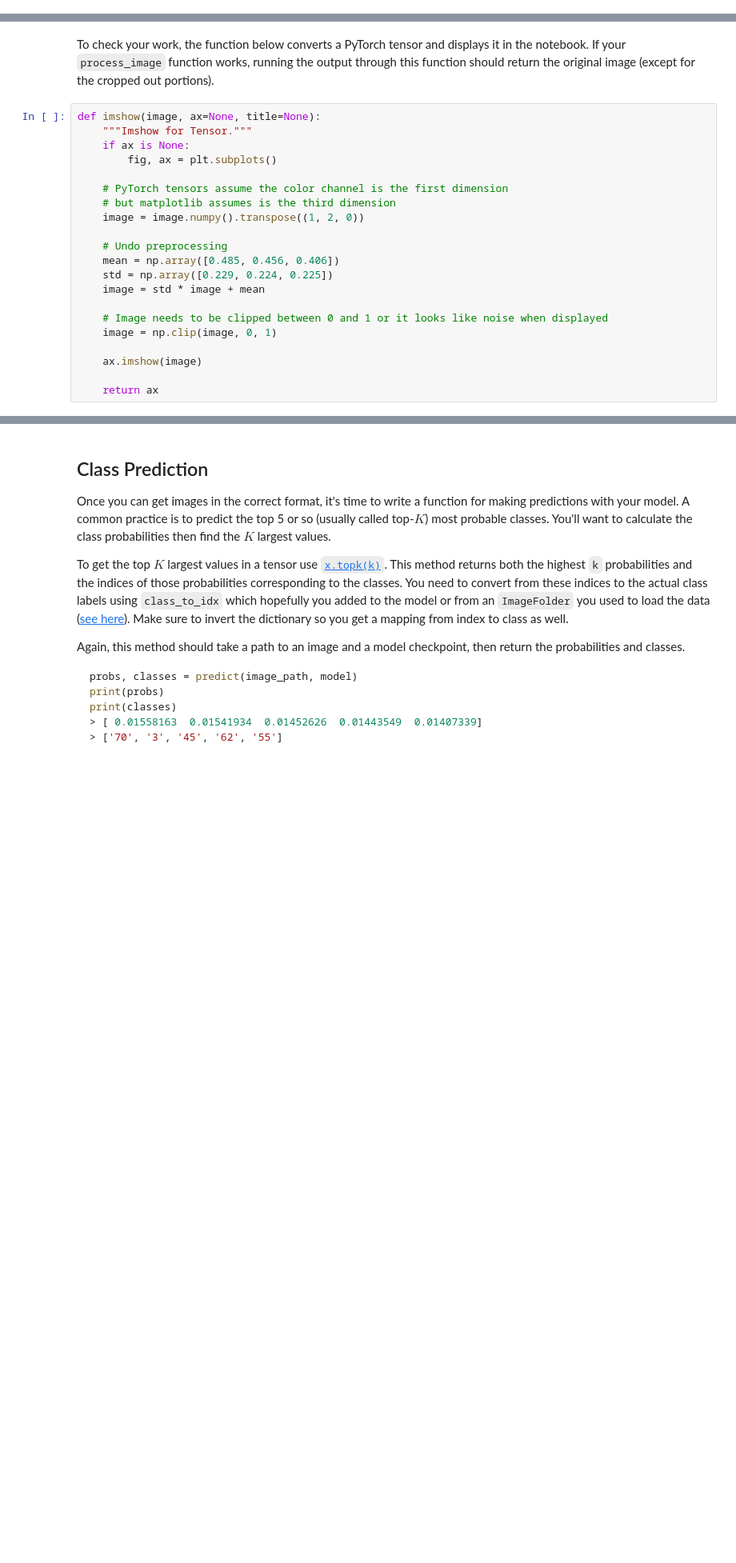
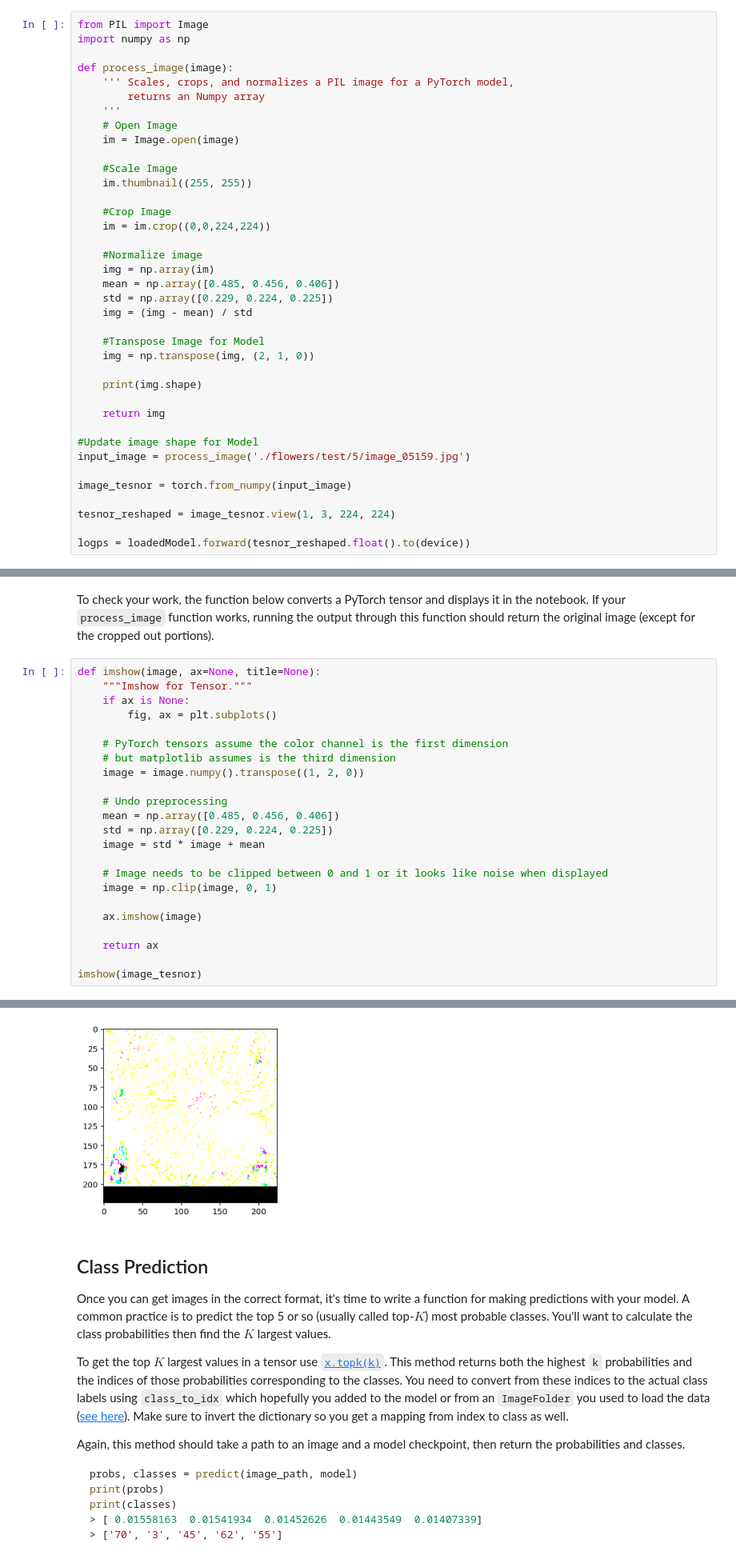
Before and after one commit to vsagarmb/aipnd-project, a Jupyter notebook: Image Classifier Project.ipynb, the cells around one changed output, grey strips where cells are left out. Shown: that part at 80% size. Saved outputs shown, nothing was run; the diff lists cells and outputs as text; blank space fills up the shorter version.

```diff
--- a/Image Classifier Project.ipynb
+++ b/Image Classifier Project.ipynb
@@ -496,0 +499,38 @@ def process_image(image):
+# %%
+from PIL import Image
+import numpy as np
+
+def process_image(image):
+    ''' Scales, crops, and normalizes a PIL image for a PyTorch model,
+        returns an Numpy array
+    '''
+    # Open Image
+    im = Image.open(image)
+
+    #Scale Image
+    im.thumbnail((255, 255))
+
+    #Crop Image
+    im = im.crop((0,0,224,224))
+
+    #Normalize image
+    img = np.array(im)
+    mean = np.array([0.485, 0.456, 0.406])
+    std = np.array([0.229, 0.224, 0.225])
+    img = (img - mean) / std
+
+    #Transpose Image for Model
+    img = np.transpose(img, (2, 1, 0))
+
+    print(img.shape)
+
+    return img
+
+#Update image shape for Model
+input_image = process_image('./flowers/test/5/image_05159.jpg')
+
+image_tesnor = torch.from_numpy(input_image)
+
+tesnor_reshaped = image_tesnor.view(1, 3, 224, 224)
+
+logps = loadedModel.forward(tesnor_reshaped.float().to(device))
@@ -517,3 +574,6 @@ def imshow(image, ax=None, title=None):
     ax.imshow(image)
 
     return ax
+
+imshow(image_tesnor)
+# %% [output]
@@ -520,3 +581,4 @@ def imshow(image, ax=None, title=None):
+[figure, added]
 # %% [markdown]
 ## Class Prediction
 
```
Also changed, not shown: parts of 6 cells of this notebook.
